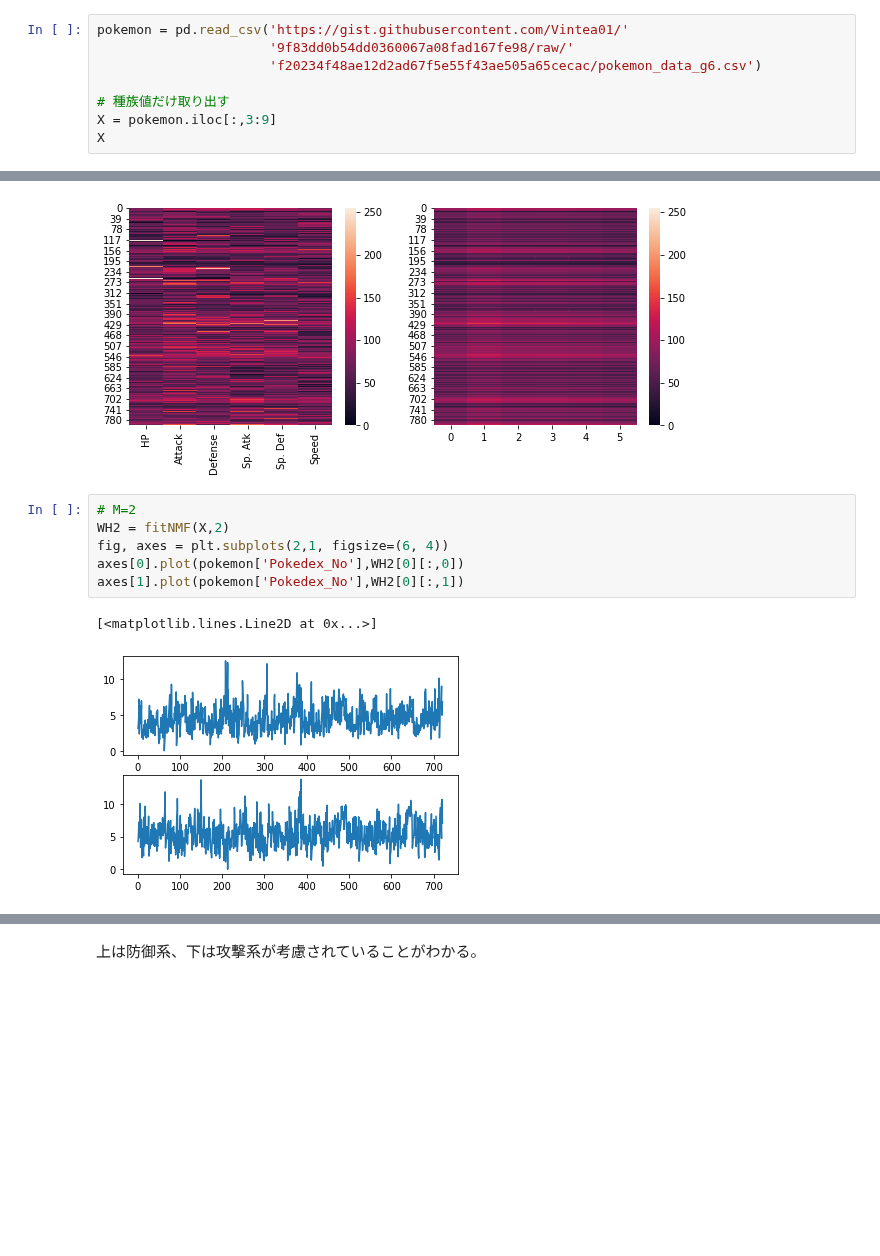
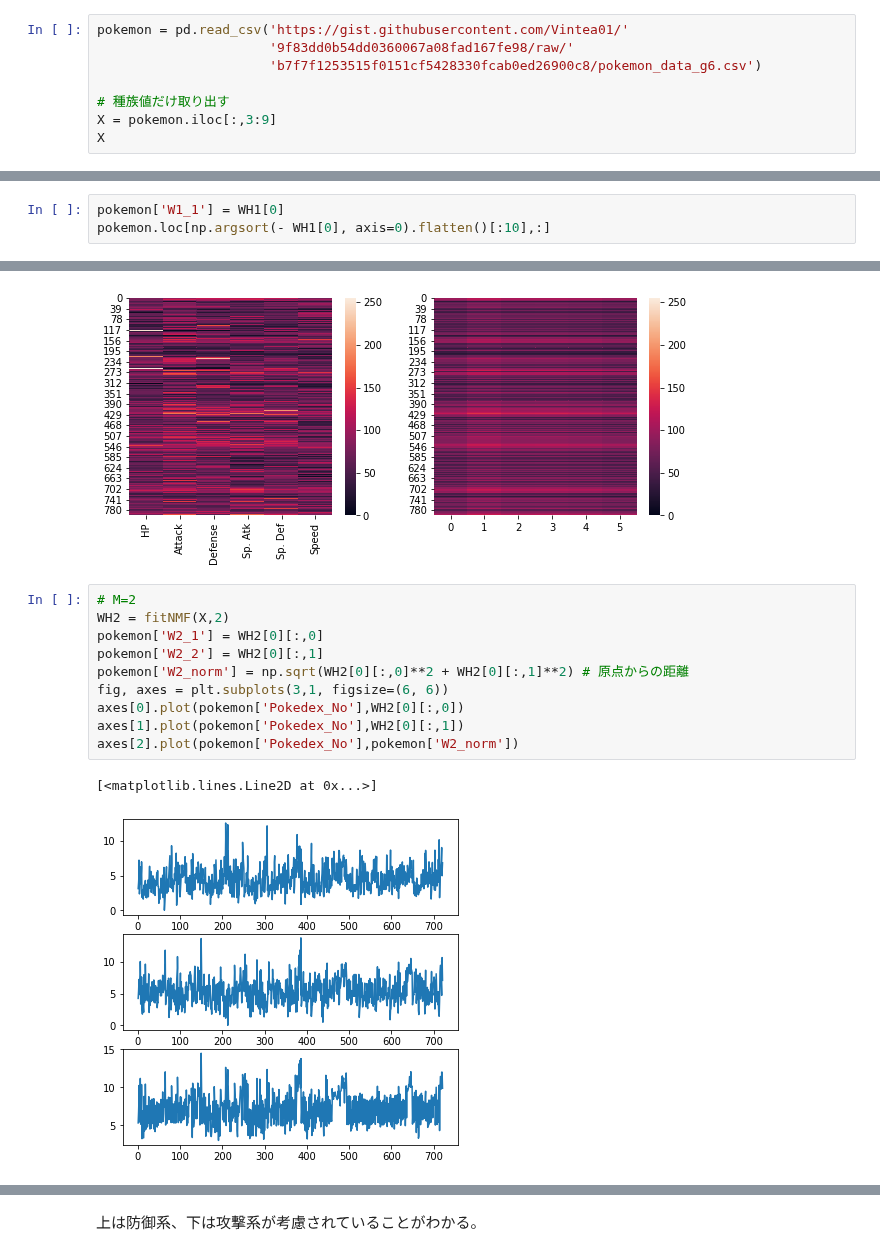
Before and after one commit to vintea01-tpt/tpt-medical-it, a Jupyter notebook: _notebooks/2020-07-14-bayes_part9_NMF.ipynb, the cells around one changed output, grey strips where cells are left out. Drawn from its saved outputs; the diff is of its cells as text; blank space fills up the shorter version.

```diff
--- a/_notebooks/2020-07-14-bayes_part9_NMF.ipynb
+++ b/_notebooks/2020-07-14-bayes_part9_NMF.ipynb
@@ -95,7 +99,7 @@ pokemon.loc[737,'Japanese']='フラベベ'
 # %%
 pokemon = pd.read_csv('https://gist.githubusercontent.com/Vintea01/'
                       '9f83dd0b54dd0360067a08fad167fe98/raw/'
-                      'f20234f48ae12d2ad67f5e55f43ae505a65cecac/pokemon_data_g6.csv')
+                      'b7f7f1253515f0151cf5428330fcab0ed26900c8/pokemon_data_g6.csv')
 
 # 種族値だけ取り出す
 X = pokemon.iloc[:,3:9]
@@ -150,0 +155,3 @@ plt.plot(pokemon.iloc[:,3:9].sum(axis=1),WH1[0])
+# %%
+pokemon['W1_1'] = WH1[0]
+pokemon.loc[np.argsort(- WH1[0], axis=0).flatten()[:10],:]
@@ -159,10 +178,14 @@ sns.heatmap(np.dot(WH1[0],WH1[1]), ax=axes[1], vmin=vmin, vmax=vmax)
 # %%
 # M=2
 WH2 = fitNMF(X,2)
-fig, axes = plt.subplots(2,1, figsize=(6, 4))
+pokemon['W2_1'] = WH2[0][:,0]
+pokemon['W2_2'] = WH2[0][:,1]
+pokemon['W2_norm'] = np.sqrt(WH2[0][:,0]**2 + WH2[0][:,1]**2) # 原点からの距離
+fig, axes = plt.subplots(3,1, figsize=(6, 6))
 axes[0].plot(pokemon['Pokedex_No'],WH2[0][:,0])
 axes[1].plot(pokemon['Pokedex_No'],WH2[0][:,1])
+axes[2].plot(pokemon['Pokedex_No'],pokemon['W2_norm'])
 # %% [output]
 [<matplotlib.lines.Line2D at 0x...>]
-[figure, old version]
+[figure, new version]
 # %%
```
Also changed, not shown: parts of 32 cells of this notebook.
